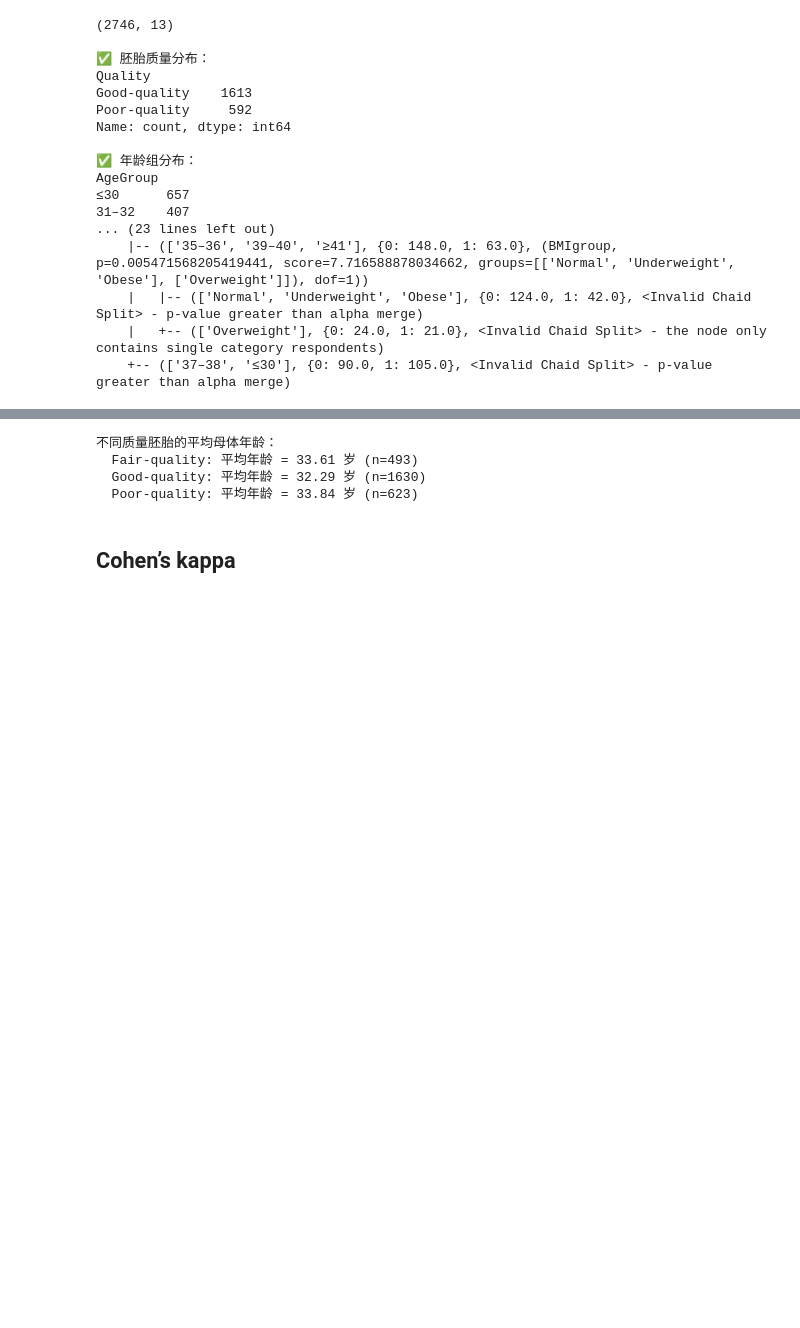
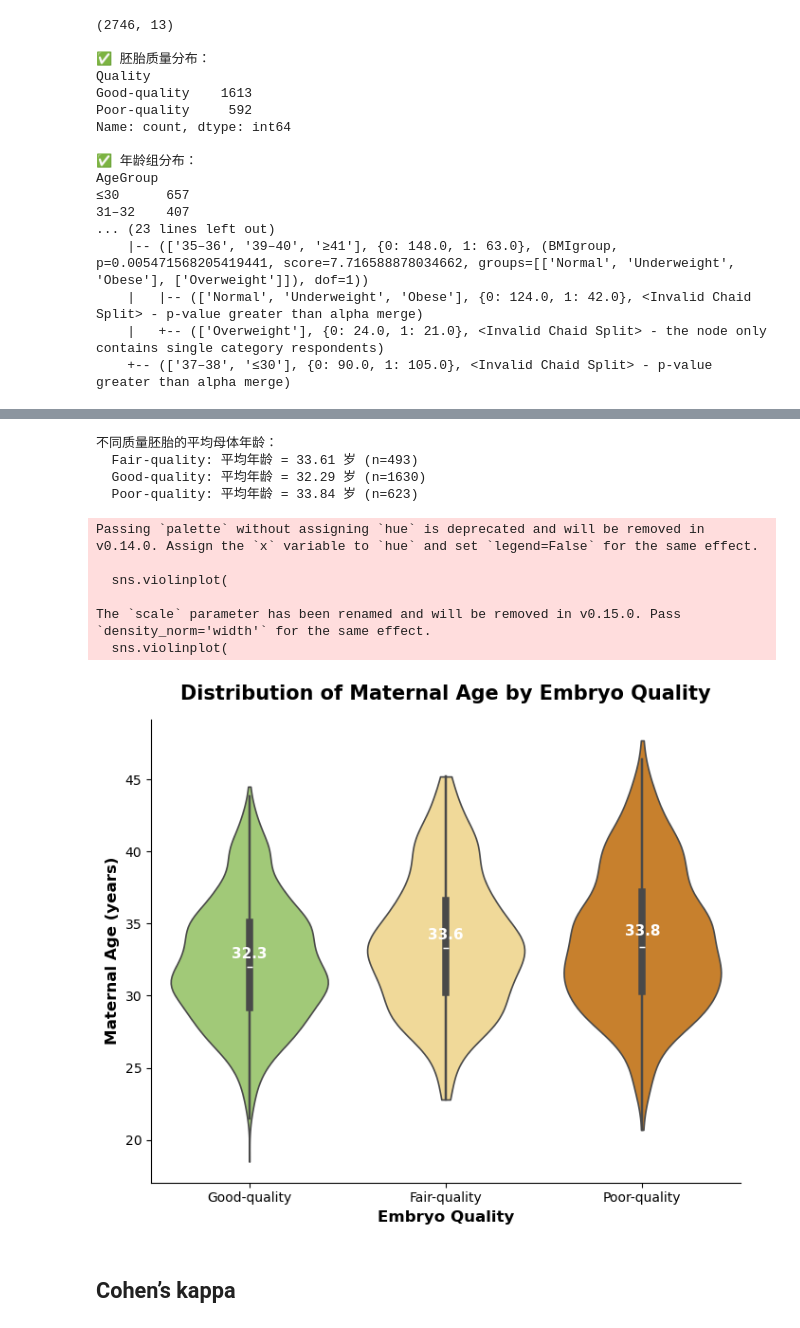
Before and after one commit to xdliulab-westlake/iEmbryo, a Jupyter notebook: prediction/code/visualization.ipynb, the cells around one changed output, grey strips where cells are left out. Saved outputs shown, nothing was run; the diff lists cells and outputs as text; code cells hidden in the pictures; blank space fills up the shorter version.

```diff
--- a/prediction/code/visualization.ipynb
+++ b/prediction/code/visualization.ipynb
@@ -771,33 +833,83 @@ def classify_quality_full(grade_abc):
     if grade_abc in FAIR_SET:
         return "Fair-quality"
     if int(exp) >= 3 and (
         (icm == "A" and te == "A") or
         (icm == "A" and te == "B") or
         (icm == "B" and te == "A")
     ):
         return "Good-quality"
     return "Poor-quality"
 
 df_full = df_filtered.copy()
 df_full["GradeABC"] = df_full["移植胚胎存活细胞数1"].apply(to_abc_grade)
 df_full = df_full[df_full["GradeABC"].notna()].copy()
 df_full["Quality"] = df_full["GradeABC"].apply(classify_quality_full)
 
 # 只保留有效年龄
 df_full["年龄"] = pd.to_numeric(df_full["年龄"], errors="coerce")
 df_full = df_full[df_full["年龄"].notna()]
 
 # 计算平均年龄
 mean_age = df_full.groupby("Quality")["年龄"].mean().round(2)
 
 print("\n不同质量胚胎的平均母体年龄：")
 for q, age in mean_age.items():
     print(f"  {q}: 平均年龄 = {age} 岁 (n={len(df_full[df_full['Quality']==q])})")
+
+
+# ==============================
+# 9️⃣ 小提琴图：不同质量胚胎的年龄分布
+# ==============================
+import seaborn as sns
+import matplotlib.pyplot as plt
+
+# 只保留三类
+df_plot = df_full[df_full["Quality"].isin(["Good-quality", "Fair-quality", "Poor-quality"])].copy()
+df_plot["Quality"] = pd.Categorical(
+    df_plot["Quality"],
+    categories=["Good-quality", "Fair-quality", "Poor-quality"],
+    ordered=True
+)
+
+# 🎨 定义配色：绿色→黄色→橙色（从好到差）
+palette = ["#A1D76A", "#FEE08B", "#E08214"]
+
+plt.figure(figsize=(7, 6))
+sns.violinplot(
+    data=df_plot,
+    x="Quality",
+    y="年龄",
+    inner="box",        # 在小提琴中显示箱线
+    scale="width",      # 使小提琴宽度一致
+    cut=0,              # 不延伸超出范围
+    linewidth=1.2,
+    palette=palette
+)
+
+# 均值标注（红点）
+mean_ages = df_plot.groupby("Quality")["年龄"].mean()
+for i, (q, m) in enumerate(mean_ages.items()):
+    plt.text(i, m + 0.3, f"{m:.1f}", ha="center", color="white", fontsize=11, fontweight="bold")
+
+plt.title("Distribution of Maternal Age by Embryo Quality", fontsize=15, fontweight="bold", pad=15)
+plt.xlabel("Embryo Quality", fontsize=12, fontweight="bold")
+plt.ylabel("Maternal Age (years)", fontsize=12, fontweight="bold")
+
+sns.despine()
+plt.tight_layout()
+plt.show()
 # %% [output]
 不同质量胚胎的平均母体年龄：
   Fair-quality: 平均年龄 = 33.61 岁 (n=493)
   Good-quality: 平均年龄 = 32.29 岁 (n=1630)
   Poor-quality: 平均年龄 = 33.84 岁 (n=623)
+Passing `palette` without assigning `hue` is deprecated and will be removed in v0.14.0. Assign the `x` variable to `hue` and set `legend=False` for the same effect.
+
+  sns.violinplot(
+
+The `scale` parameter has been renamed and will be removed in v0.15.0. Pass `density_norm='width'` for the same effect.
+  sns.violinplot(
+[figure, added]
 # %% [markdown]
 ## Cohen’s kappa
 # %%
```
Also changed, not shown: parts of 1 cell of this notebook.
